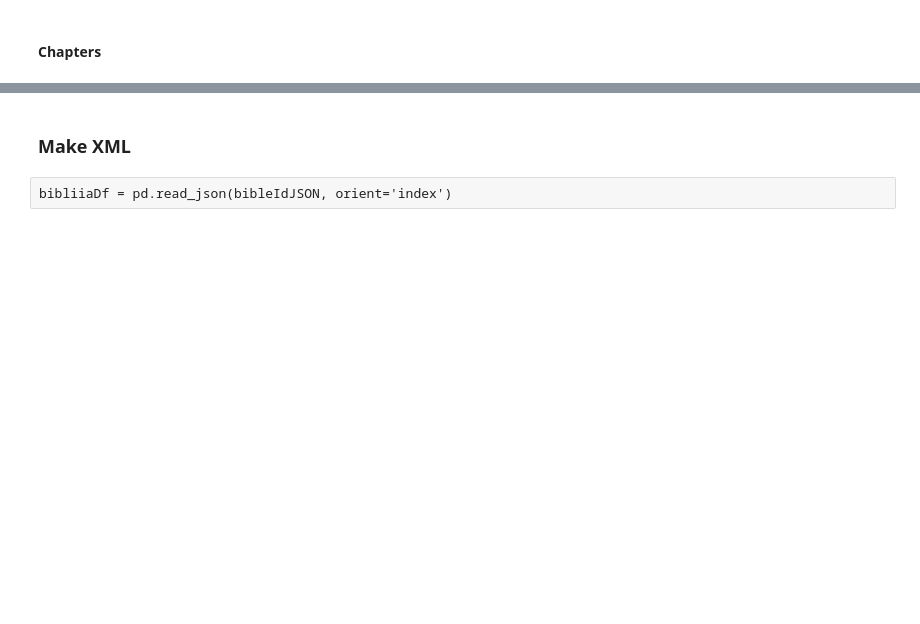
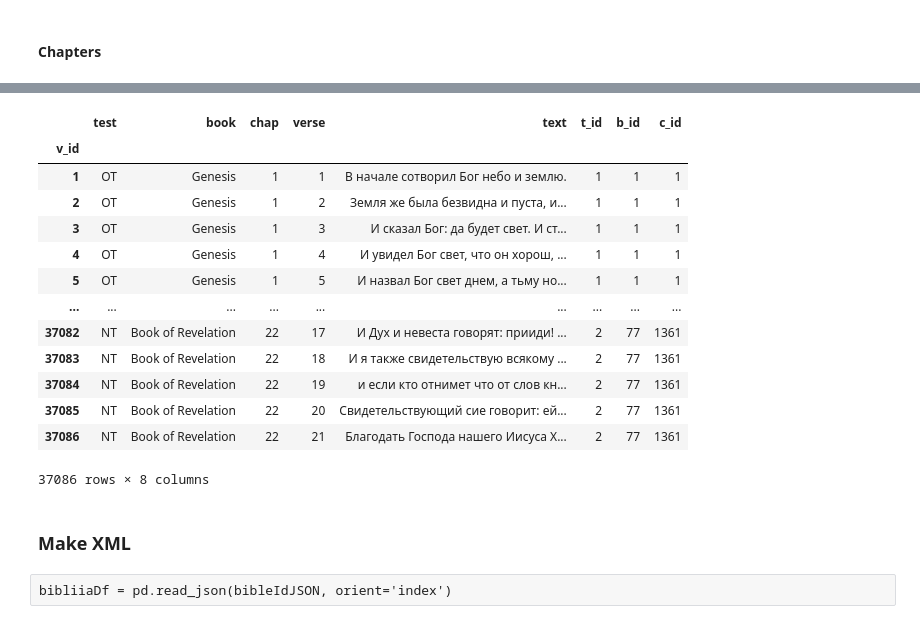
Before and after one commit to kollektivminds/russian-literary-bible, a Jupyter notebook: codebase/bible_processing.ipynb, the cells around one changed output, grey strips where cells are left out. Drawn from its saved outputs; the diff is of its cells as text; code cells hidden in the pictures; blank space fills up the shorter version.

```diff
--- a/codebase/bible_processing.ipynb
+++ b/codebase/bible_processing.ipynb
@@ -167,0 +210,8 @@ bibliiaDf['t_id'] = bibliiaDf.test.map(testsDict)
+# %%
+# make df of testament texts
+
+TestsDf = pd.DataFrame([(x, ' '.join(y)) for (x,y) in bibliiaDf.\
+    groupby('test', sort=False).text], columns=['test', 'text']).\
+        set_index(np.arange(1,len(bibliiaDf.test.unique())+1))
+TestsDf.index.name = 't_id'
+TestsDf
@@ -181,0 +225,9 @@ bibliiaDf['b_id'] = bibliiaDf.book.map(BooksDf.reset_index().set_index('book')['
+# %%
+## make Df of book texts
+
+BooksDf = pd.DataFrame([(x, ' '.join(y)) for (x,y) in bibliiaDf.\
+    groupby('book', sort=False).text], columns=['book', 'text'])\
+    .set_index(np.arange(1,len(bibliiaDf.book.unique())+1))
+BooksDf.index.name = 'b_id'
+
+BooksDf
@@ -202,0 +251,14 @@ bibliiaDf.to_json(bibleIdJSON, orient='index')
+# %%
+# grab book name and chapter number from main df
+ChapsDf = pd.DataFrame([(x, ' '.join(y)) for (x,y) in bibliiaDf.groupby(bibleOHCO[1:3], sort=False).text], columns=[('book', 'chap'), 'text'])
+ChapsDf[['book','chap']] = pd.DataFrame(list(ChapsDf[('book', 'chap')]), index=ChapsDf.index, columns=bibleOHCO[1:3])
+del ChapsDf[('book', 'chap')]
+#ChapsDf = ChapsDf.replace({"book": booksDict}).sort_values(by=bibleOHCO[1:3], ascending=[True, True])
+
+ChapsDf = ChapsDf.reset_index().drop(['index'], axis=1).set_index(np.arange(1,len(ChapsDf)+1))
+ChapsDf.index.name = 'c_id'
+
+#ChapsDf = ChapsDf.replace({"book":dict(enumerate(bibliiaDf.book.unique()))})
+#ChapsDf = ChapsDf.reset_index().set_index(bibleOHCO[:3])
+
+ChapsDf
@@ -202,0 +280,28 @@ bibliiaDf.to_json(bibleIdJSON, orient='index')
+# %%
+# make t_id and b_id columns with TestsDf and BooksDf IDs respectively
+bibliiaDf['t_id'] = bibliiaDf['test'].map(TestsDf.reset_index().set_index('test')['t_id'])
+bibliiaDf['b_id'] = bibliiaDf['book'].map(BooksDf.reset_index().set_index('book')['b_id'])
+
+# merge existing bibliiaDf with Chapsdf for c_id column (because it's based on multiple matching columns)
+bibliiaDf = pd.merge(bibliiaDf, ChapsDf.reset_index()[['book', 'chap', 'c_id']], on=['book', 'chap'], how='left')
+
+# remake index
+bibliiaDf = bibliiaDf.reset_index().drop(['index'], axis=1).set_index(np.arange(1,len(bibliiaDf)+1))
+bibliiaDf.index.name = 'v_id'
+
+bibliiaDf
+# %% [output]
+|  | test | book | chap | verse | text | t_id | b_id | c_id |
+| v_id |  |  |  |  |  |  |  |  |
+| 1 | OT | Genesis | 1 | 1 | В начале сотворил Бог небо и землю. | 1 | 1 | 1 |
+| 2 | OT | Genesis | 1 | 2 | Земля же была безвидна и пуста, и... | 1 | 1 | 1 |
+| 3 | OT | Genesis | 1 | 3 | И сказал Бог: да будет свет. И ст... | 1 | 1 | 1 |
+| 4 | OT | Genesis | 1 | 4 | И увидел Бог свет, что он хорош, ... | 1 | 1 | 1 |
+| 5 | OT | Genesis | 1 | 5 | И назвал Бог свет днем, а тьму но... | 1 | 1 | 1 |
+| ... | ... | ... | ... | ... | ... | ... | ... | ... |
+| 37082 | NT | Book of Revelation | 22 | 17 | И Дух и невеста говорят: прииди! ... | 2 | 77 | 1361 |
+| 37083 | NT | Book of Revelation | 22 | 18 | И я также свидетельствую всякому ... | 2 | 77 | 1361 |
+| 37084 | NT | Book of Revelation | 22 | 19 | и если кто отнимет что от слов кн... | 2 | 77 | 1361 |
+| 37085 | NT | Book of Revelation | 22 | 20 | Свидетельствующий сие говорит: ей... | 2 | 77 | 1361 |
+| 37086 | NT | Book of Revelation | 22 | 21 | Благодать Господа нашего Иисуса Х... | 2 | 77 | 1361 |
+37086 rows × 8 columns
```
Also changed, not shown: parts of 38 cells of this notebook, 5 other files.
